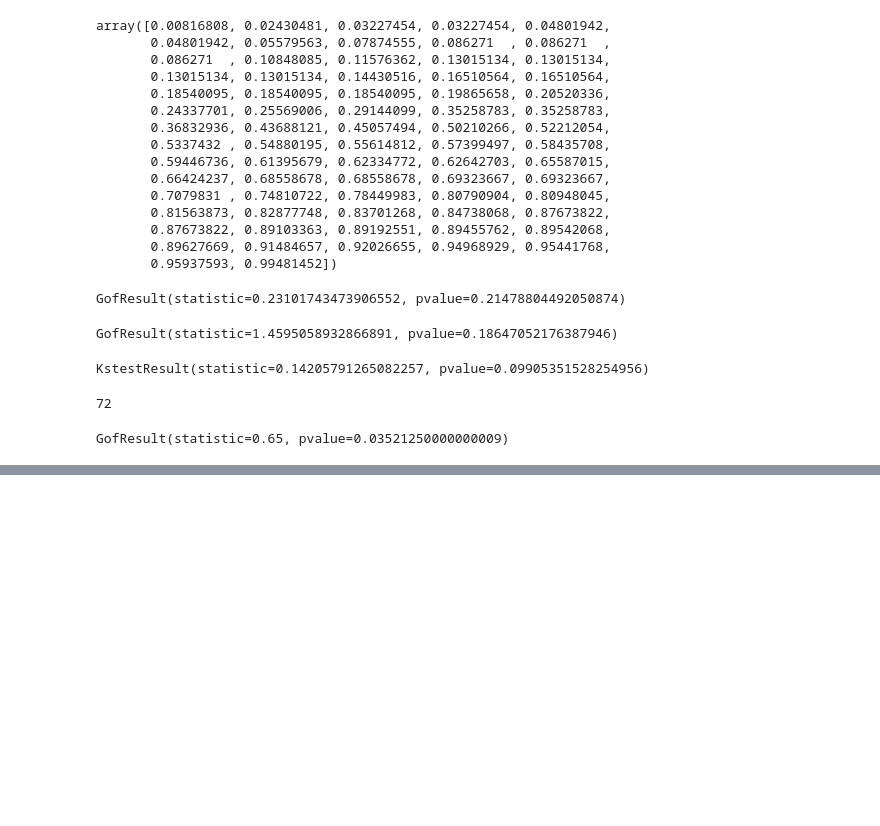
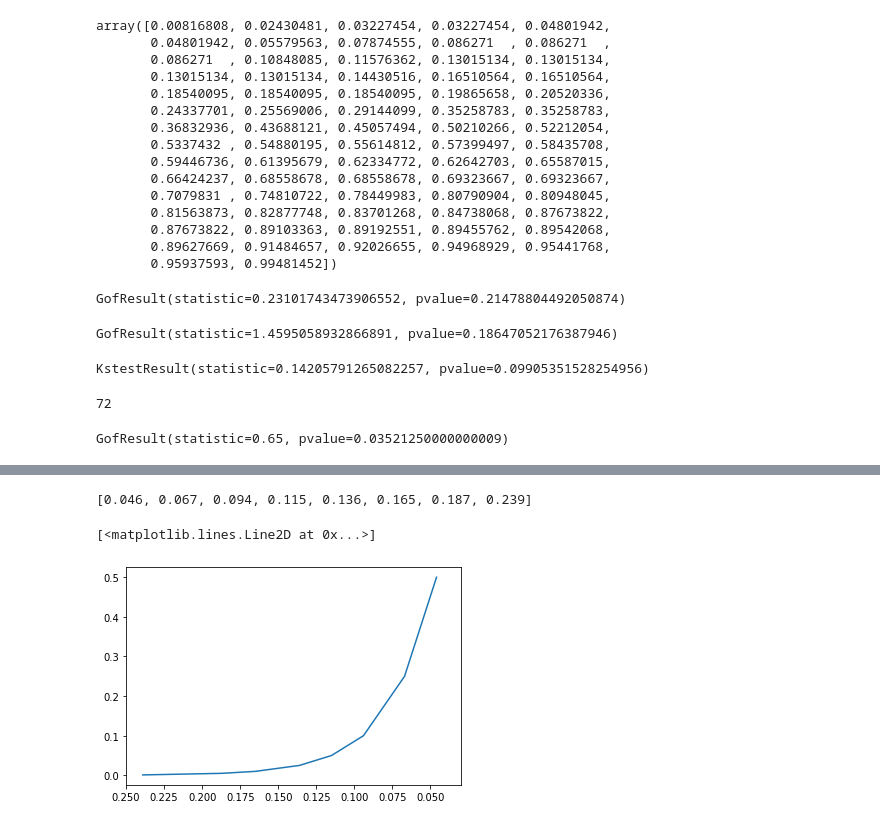
Before and after one commit to motein/Explore, a Jupyter notebook: GPD/论文中的实验.ipynb, the cells around one changed output, grey strips where cells are left out. Cells and saved outputs as stored; diff of their text form; code cells hidden in the pictures; blank space fills up the shorter version.

```diff
--- a/GPD/论文中的实验.ipynb
+++ b/GPD/论文中的实验.ipynb
@@ -119,0 +126,3 @@ GofResult(statistic=0.65, pvalue=0.03521250000000009)
+# %%
+doc = pd.read_csv('W2.csv')
+doc
@@ -119,0 +141,12 @@ GofResult(statistic=0.65, pvalue=0.03521250000000009)
+# %%
+d1 = doc.loc[0].tolist()[1:]
+Y = [0.5,0.25,0.1,0.05,0.025,0.01,0.005,0.001]
+d1
+# %% [output]
+[0.046, 0.067, 0.094, 0.115, 0.136, 0.165, 0.187, 0.239]
+# %%
+plt.xlim(0.25,0.03)
+plt.plot(d1,Y)
+# %% [output]
+[<matplotlib.lines.Line2D at 0x...>]
+[figure, added]
```
Also changed, not shown: parts of 9 cells of this notebook, 2 other files.
